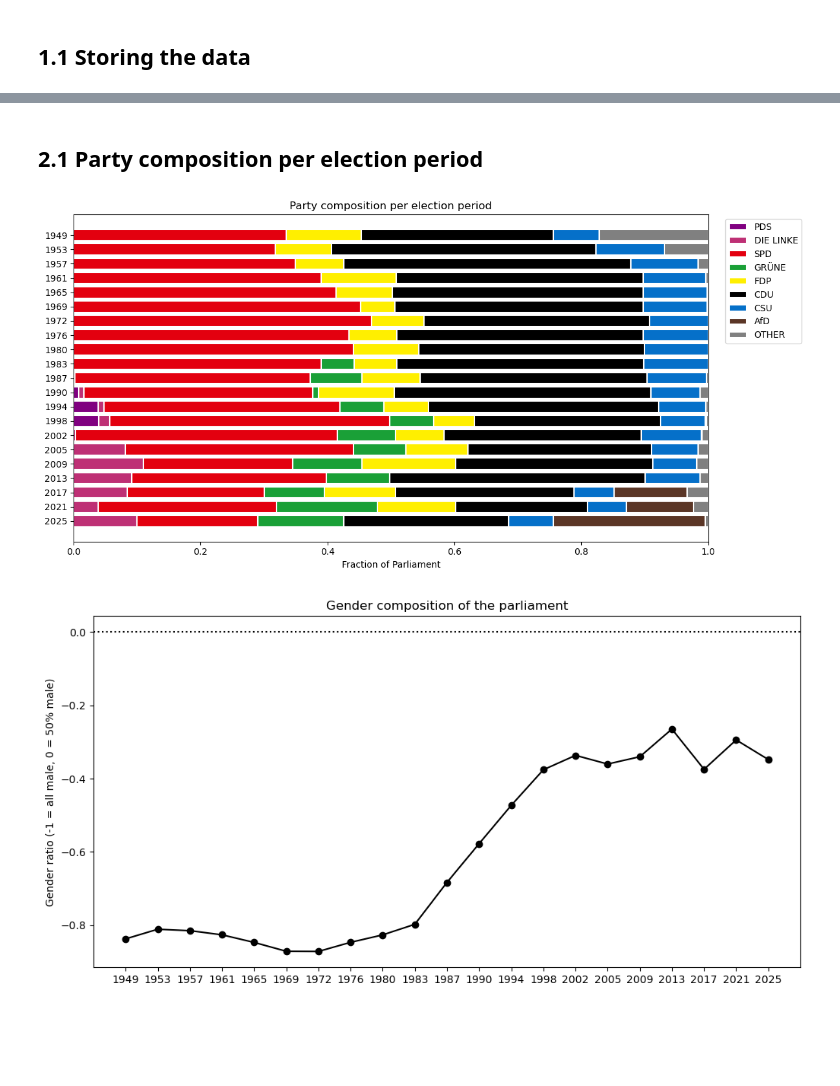
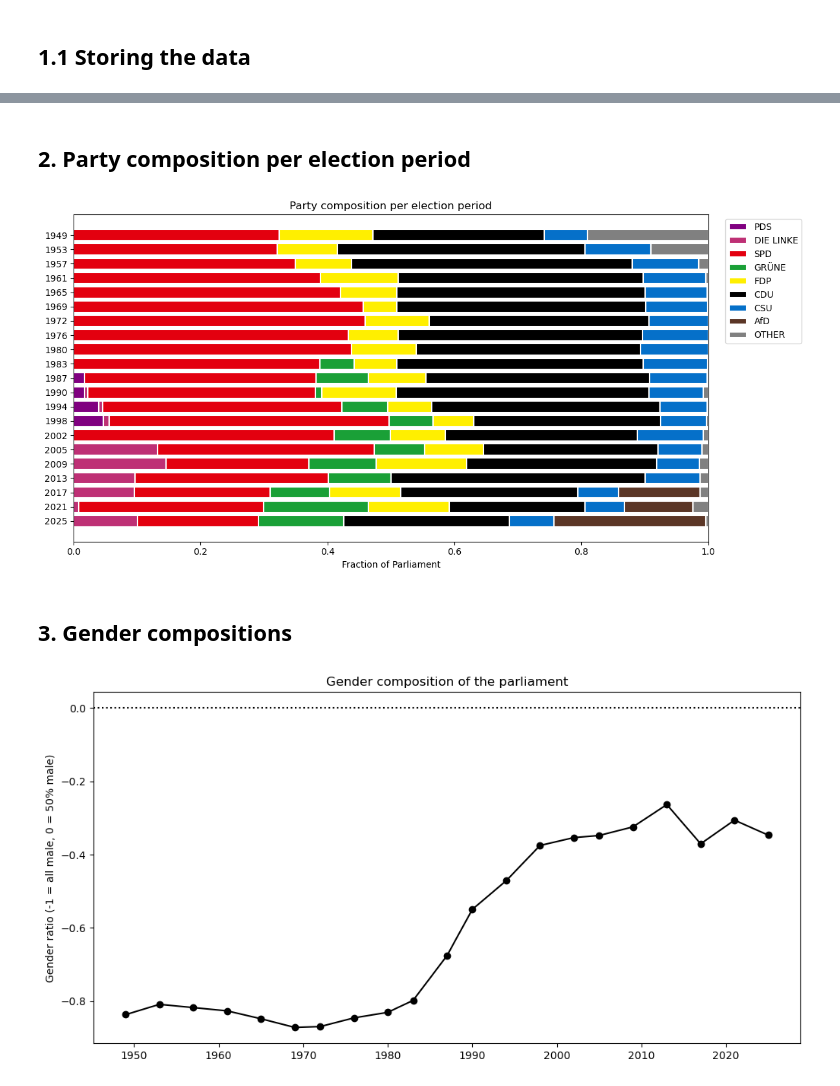
Before and after one commit to carl-lorenz/Visualization, a Jupyter notebook: Exam/1_members_of_german_parliament.ipynb, the cells around one changed output, grey strips where cells are left out. Saved outputs shown, nothing was run; the diff lists cells and outputs as text; code cells hidden in the pictures; blank space fills up the shorter version.

```diff
--- a/Exam/1_members_of_german_parliament.ipynb
+++ b/Exam/1_members_of_german_parliament.ipynb
@@ -105,14 +124,8 @@ terms_df = (
     .sort_values('WP_BEGIN')
     .reset_index(drop=True)
 )
-terms_df['election_y'] = terms_df['WP_BEGIN'].dt.year.astype(str)
+terms_df['election_y_str'] = terms_df['WP_BEGIN'].dt.year.astype(str)
+terms_df['election_y_int'] = terms_df['election_y_str'].astype(int)
     # Name election periods after the year they have begun.
-
-# Merging wp_df and mdbs_df:
-wp_df = wp_df.merge(mdbs_df, on='ID', how='left')
-
-print("Terms DataFrame:")
-print(terms_df.info())
-print("WPs DataFrame:")
-print(wp_df.info())
+terms_df
 # %% [output]
@@ -136,46 +284,48 @@ None
 # %% [markdown]
-## 2.1  Party composition per election period
+## 2. Party composition per election period
 # %%
-# Handling replacement members by calculating fraction of time served in parliament
+# Handling replacement members and defectors by calculating fraction of time served in parliament
 # relative to the full election period:
-terms_end_map = wp_df.dropna(subset=['MDBWP_UNTIL']).groupby('WP')['MDBWP_UNTIL'].max()
+terms_end_map = wp_mdbs_df.dropna(subset=['MDBWP_UNTIL']).groupby('WP')['MDBWP_UNTIL'].max()
     # Use the latest observed `MDBWP_UNTIL` per WP as the period end, assuming that at least one MDB per WP finishes his term.
 terms_end_map.loc[terms_df.loc[terms_df['WP_BEGIN'] == pd.Timestamp('2025-03-25'), 'WP'].iloc[0]] = pd.Timestamp('2026-07-17')
     # WP 21 uses 2026-07-17 (today) as the end date for fraction calculation.
 terms_duration_map = (terms_end_map - terms_df.set_index('WP')['WP_BEGIN']).dt.days
     # Calculate duration of each term.
-terms_end_dates = wp_df['WP'].map(terms_end_map)
-wp_end_dates = wp_df['MDBWP_UNTIL'].fillna(terms_end_dates)
+terms_end_dates = wp_mdbs_df['WP'].map(terms_end_map)
+wp_end_dates = wp_mdbs_df['MDBWP_UNTIL'].fillna(terms_end_dates)
     # Handle open-ended terms.
-wp_duration = (wp_end_dates - wp_df['MDBWP_FROM']).dt.days
+wp_duration = (wp_end_dates - wp_mdbs_df['MDBWP_FROM']).dt.days
     # Calculate total duration of each term.
-wp_df['Frac_of_WP'] = (wp_duration / wp_df['WP'].map(terms_duration_map)).astype(float)
+wp_mdbs_df['Frac_of_WP'] = (wp_duration / wp_mdbs_df['WP'].map(terms_duration_map)).astype(float)
 
 # Aggregate fractions per WP and party:
-fractions = wp_df.groupby(['WP','Party'])['Frac_of_WP'].sum().unstack(fill_value=0)
+fractions = wp_mdbs_df.groupby(['WP','Party'])['Frac_of_WP'].sum().unstack(fill_value=0)
     # Replace NaNs with 0.
 
 # Normalize rows to 1:
 fractions_norm = fractions.div(fractions.sum(axis=1).replace({0:1}), axis=0)
 wps = fractions_norm.index.tolist()
 y_pos = np.arange(len(wps))
 
 # Plot as 100% stacked bar chart:
 fig, ax = plt.subplots(figsize=(12, max(6, int(len(wps)*0.25))))
 left = np.zeros(len(wps))
 for party in party_colours.keys():
     vals = fractions_norm[party].values
-    ax.barh(terms_df['election_y'], vals, left=left, color=party_colours.get(party), edgecolor='white', linewidth=1.5)
+    ax.barh(terms_df['election_y_str'], vals, left=left, color=party_colours.get(party), edgecolor='white', linewidth=1.5)
     left = left + vals
 ax.set_xlabel('Fraction of Parliament')
 ax.set_title('Party composition per election period')
 ax.set_xlim(0,1)
 ax.invert_yaxis()  # show earliest WP at the top
 ax.legend(party_colours.keys(), bbox_to_anchor=(1.02,1), loc='upper left')
 plt.tight_layout()
 plt.show()
 # %% [output]
-[figure, old version]
+[figure, new version]
+# %% [markdown]
+## 3. Gender compositions
 # %%
 # 3.0
 def get_gender_ratio(group):
@@ -194,9 +344,9 @@ gender_ratio_overall_df = get_gender_ratio(['WP', 'Gender'])
 
 fig, ax = plt.subplots(figsize=(12, max(6, int(len(gender_ratio_overall_df)*0.25))))
 ax.axhline(0, color="black", linestyle=':')
-ax.plot(gender_ratio_overall_df['name'], gender_ratio_overall_df['gender_ratio'], marker='o', color='black')
+ax.plot(gender_ratio_overall_df['election_y_int'], gender_ratio_overall_df['gender_ratio'], marker='o', color='black')
 ax.set_ylabel('Gender ratio (-1 = all male, 0 = 50% male)')
 ax.set_title('Gender composition of the parliament')
 plt.show()
 # %% [output]
-[figure, old version]
+[figure, new version]
```
Also changed, not shown: parts of 14 cells of this notebook.
